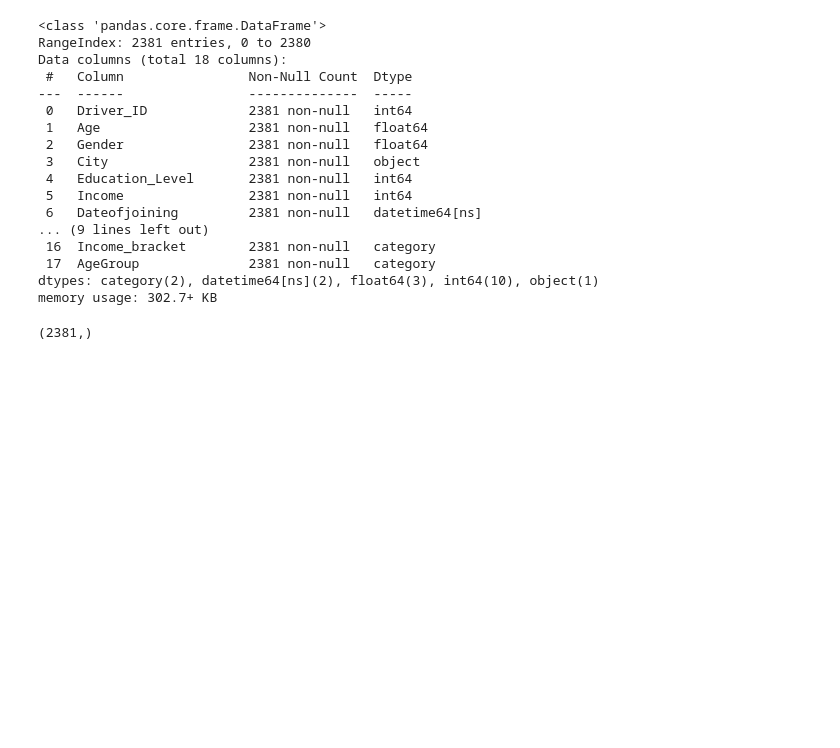
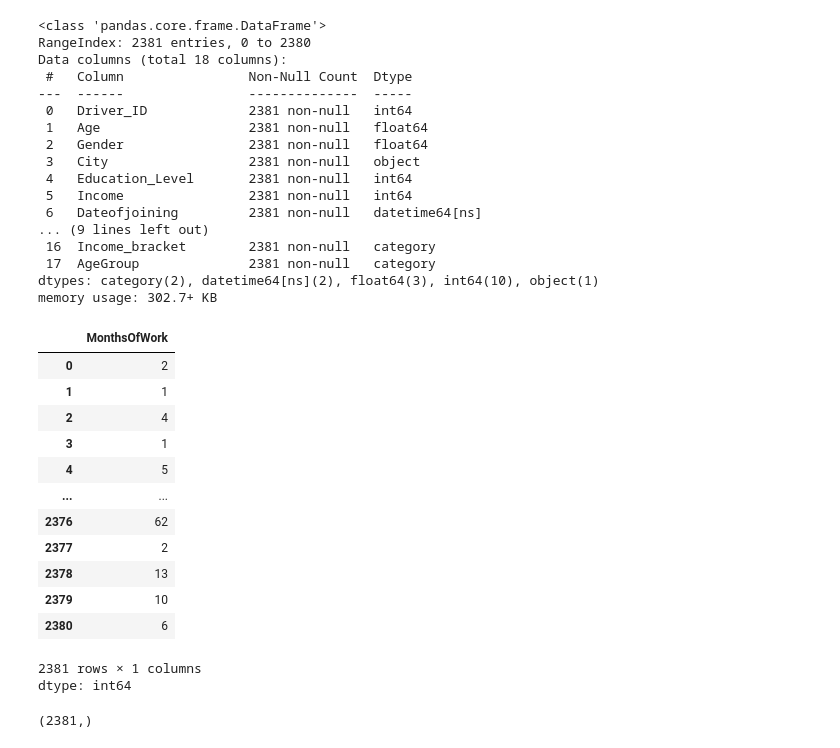
Before and after one commit to ArivalaganRaghavan/OLAensemble, a Jupyter notebook: OLA.ipynb, the cells around one changed output. Drawn from its saved outputs; the diff is of its cells as text; code cells hidden in the pictures; blank space fills up the shorter version.

```diff
--- a/OLA.ipynb
+++ b/OLA.ipynb
@@ -801,3 +814,20 @@ ola2['YearsofWork'] = ola2.apply(
+# %%
+ola2['MonthsOfWork']
+# %% [output]
+|  | MonthsOfWork |
+| 0 | 2 |
+| 1 | 1 |
+| 2 | 4 |
+| 3 | 1 |
+| 4 | 5 |
+| ... | ... |
+| 2376 | 62 |
+| 2377 | 2 |
+| 2378 | 13 |
+| 2379 | 10 |
+| 2380 | 6 |
+2381 rows × 1 columns
+dtype: int64
 # %%
 ola2['YearsofWork'].shape
 # %% [output]
```
Also changed, not shown: parts of 30 cells of this notebook.
